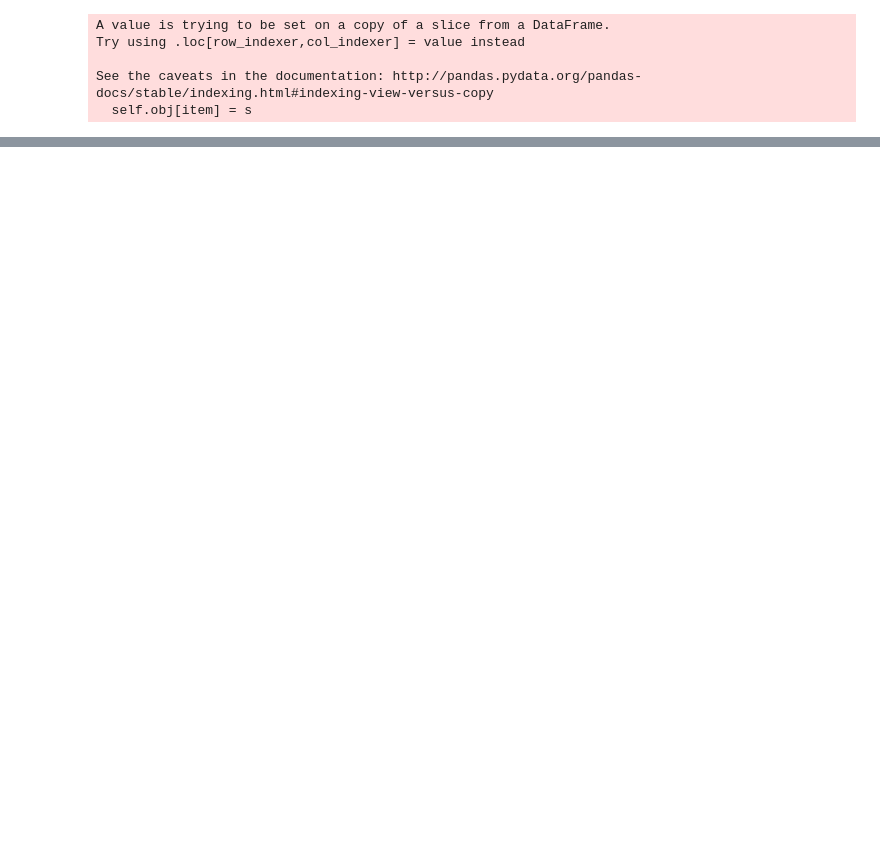
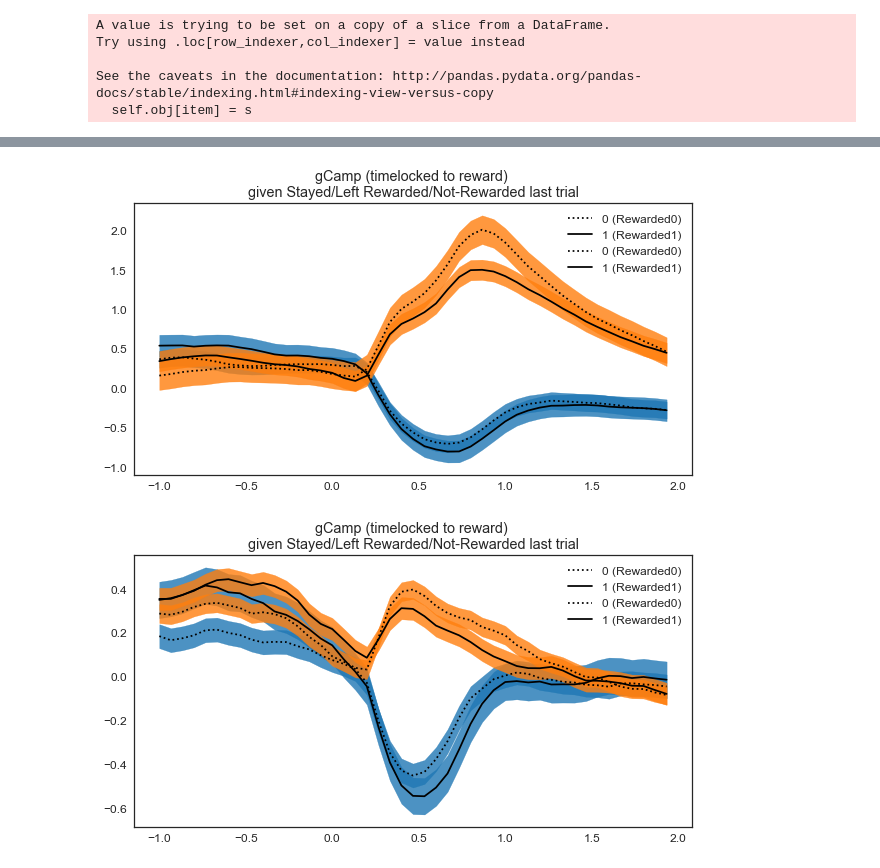
Before and after one commit to rachelstephlee/qlearning, a Jupyter notebook: Gcamp_analysis.ipynb, the cells around one changed output, grey strips where cells are left out. Cells and saved outputs as stored; diff of their text form; code cells hidden in the pictures; blank space fills up the shorter version.

```diff
--- a/Gcamp_analysis.ipynb
+++ b/Gcamp_analysis.ipynb
@@ -569,0 +276,24 @@ plt.ylabel('gcamp response (unnnormalized)')
+# %%
+for df_src in [df_Nac, df_DMS]:
+
+
+    figure = plt.figure(figsize = (10, 5))
+    for r_now, ch_color in zip([0, 1], ['C0', 'C1']):
+
+
+        for r, r_st in zip([0, 1], [':', '-']):
+            _g_reward = np.vstack(df_src[(df_src['Reward_last'] == r) & (df_src['Reward'] == r_now)]['g_reward'])
+            x = np.arange(-LEN_BEFORE/15, LEN_AFTER/ 15, 1/15)
+            y = np.mean(_g_reward, axis = 0)
+            error = np.std(y, axis = 0) / np.sqrt(NS)
+
+            plt.plot(x, y, 'k', linestyle = r_st)
+
+            plt.fill_between(x, y-error, y+error, color = ch_color, alpha = 0.8)
+            plt.plot([], color = 'k', linestyle = r_st, label = str(r) + ' (Rewarded' + str(r) + ')')
+    plt.title('gCamp (timelocked to reward) \ngiven Stayed/Left Rewarded/Not-Rewarded last trial')
+
+    plt.legend()
+# %% [output]
+[figure, added]
+[figure, added]
```
Also changed, not shown: parts of 32 cells of this notebook.
